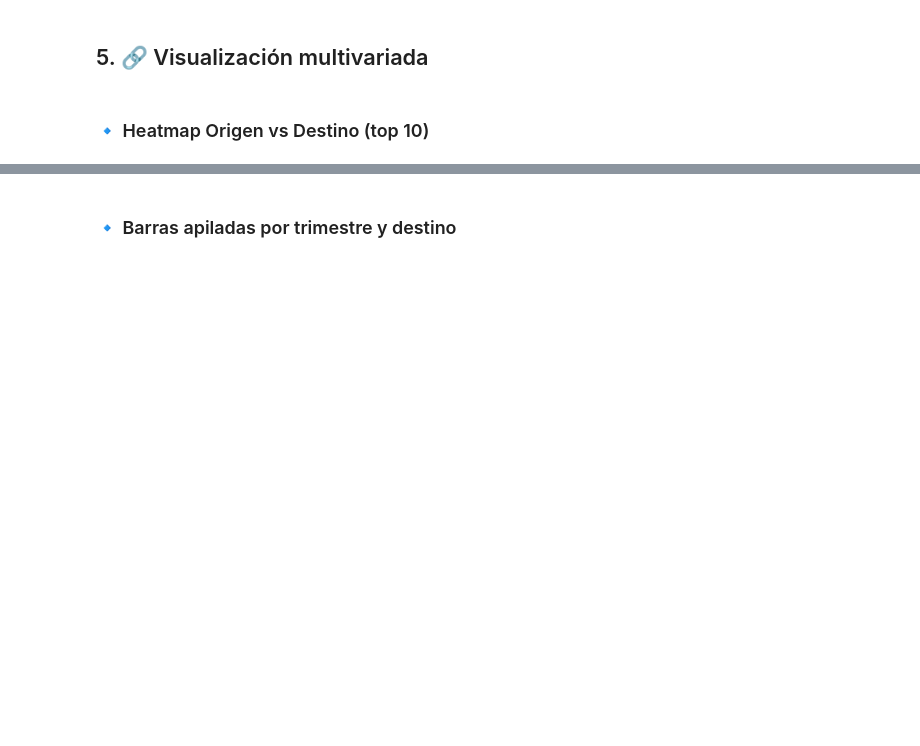
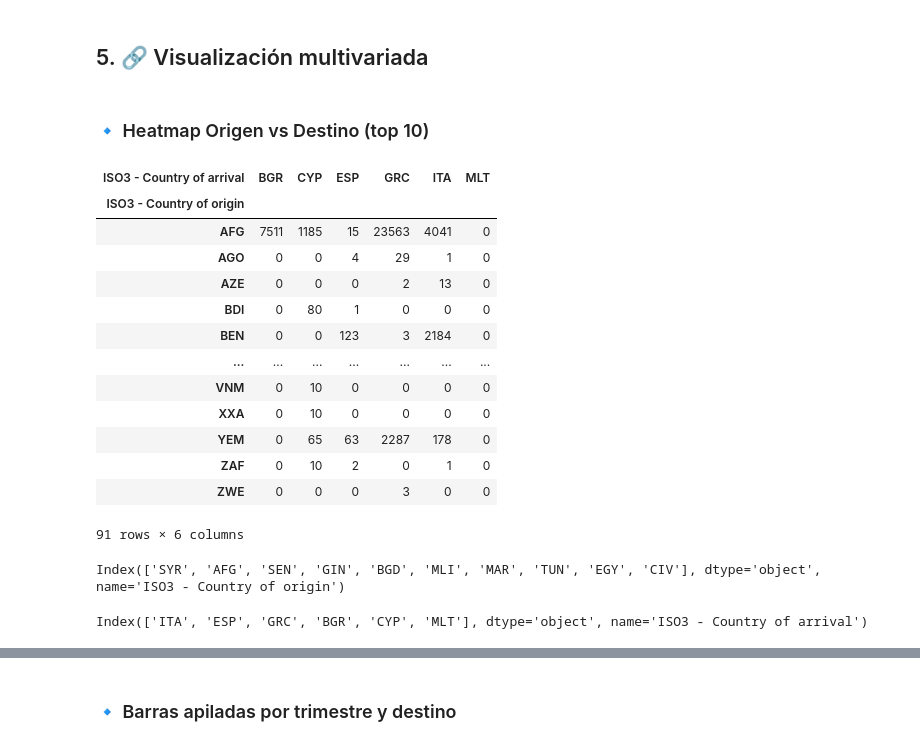
Before and after one commit to amvalseg/data_bootcamp, a Jupyter notebook: EDA/eda_visual_migration.ipynb, the cells around one changed output, grey strips where cells are left out. Drawn from its saved outputs; the diff is of its cells as text; code cells hidden in the pictures; blank space fills up the shorter version.

```diff
--- a/EDA/eda_visual_migration.ipynb
+++ b/EDA/eda_visual_migration.ipynb
@@ -177,0 +442,27 @@ plt.show()
+# %%
+pivot
+# %% [output]
+| ISO3 - Country of arrival | BGR | CYP | ESP | GRC | ITA | MLT |
+| ISO3 - Country of origin |  |  |  |  |  |  |
+| AFG | 7511 | 1185 | 15 | 23563 | 4041 | 0 |
+| AGO | 0 | 0 | 4 | 29 | 1 | 0 |
+| AZE | 0 | 0 | 0 | 2 | 13 | 0 |
+| BDI | 0 | 80 | 1 | 0 | 0 | 0 |
+| BEN | 0 | 0 | 123 | 3 | 2184 | 0 |
+| ... | ... | ... | ... | ... | ... | ... |
+| VNM | 0 | 10 | 0 | 0 | 0 | 0 |
+| XXA | 0 | 10 | 0 | 0 | 0 | 0 |
+| YEM | 0 | 65 | 63 | 2287 | 178 | 0 |
+| ZAF | 0 | 10 | 2 | 0 | 1 | 0 |
+| ZWE | 0 | 0 | 0 | 3 | 0 | 0 |
+91 rows × 6 columns
+# %%
+top_origins = pivot.sum(axis=1).sort_values(ascending=False).head(10).index #suma cada fila: total salidas por país de origen
+top_origins
+# %% [output]
+Index(['SYR', 'AFG', 'SEN', 'GIN', 'BGD', 'MLI', 'MAR', 'TUN', 'EGY', 'CIV'], dtype='object', name='ISO3 - Country of origin')
+# %%
+top_destins = pivot.sum(axis=0).sort_values(ascending=False).head(10).index
+top_destins#suma cada columna: total de llegadas por país destino
+# %% [output]
+Index(['ITA', 'ESP', 'GRC', 'BGR', 'CYP', 'MLT'], dtype='object', name='ISO3 - Country of arrival')
```
Also changed, not shown: parts of 61 cells of this notebook, 4 other files.
